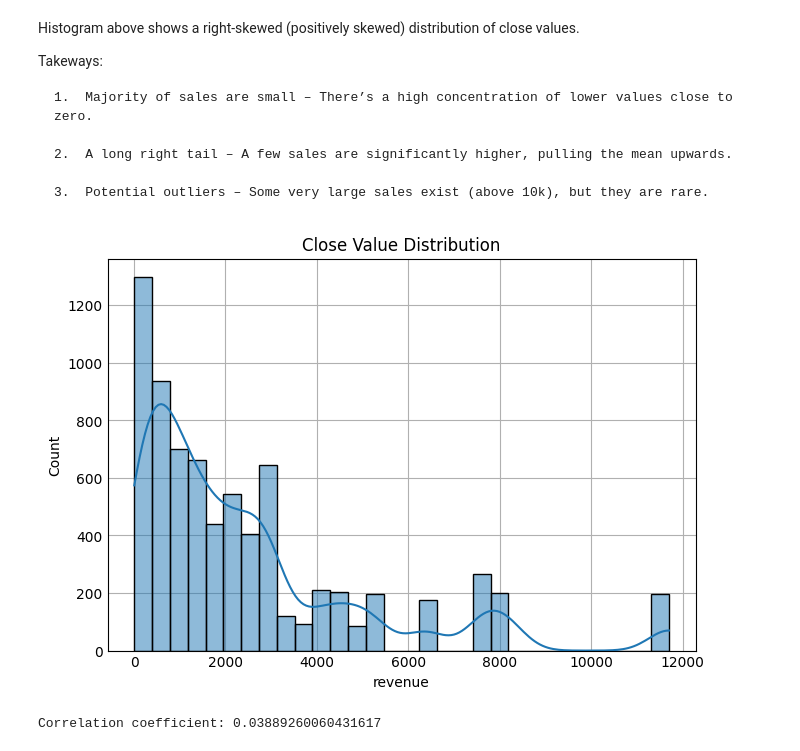
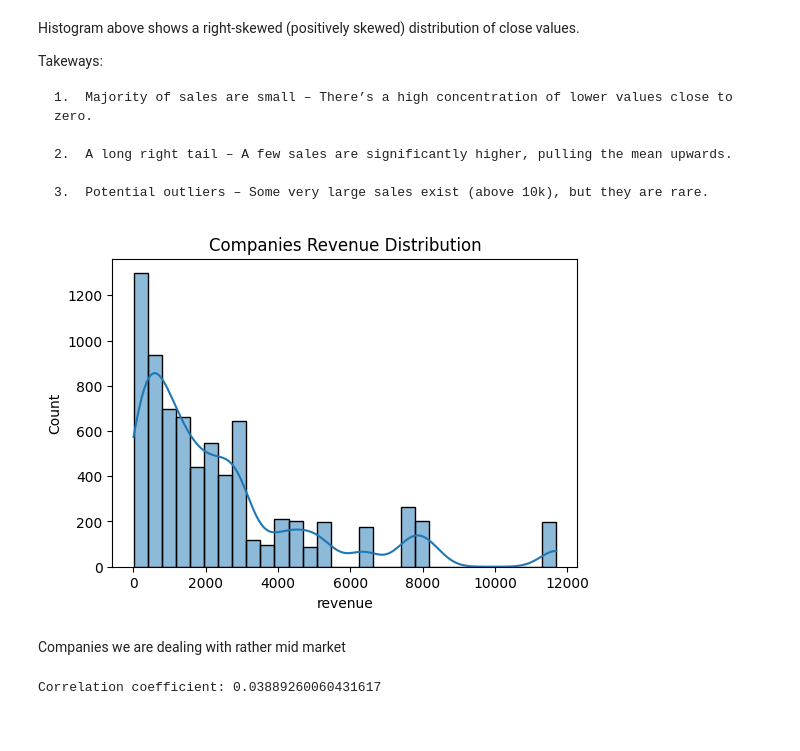
Before and after one commit to Sayocroft/sales-ops-auto, a Jupyter notebook: pipeline_accounts_merge.ipynb, the cells around one changed output. Drawn from its saved outputs; the diff is of its cells as text; code cells hidden in the pictures.

```diff
--- a/pipeline_accounts_merge.ipynb
+++ b/pipeline_accounts_merge.ipynb
@@ -191,0 +197,2 @@ display(zero_close_value)
+# %%
+merged_tables = merged_tables.dropna(subset=['account']).reset_index(drop=True)
@@ -238,12 +307,14 @@ Takeways:
 # %%
 #Helps to see if sales are normally distributed or skewed
 
 plt.figure(figsize=(6,4))
 sns.histplot(merged_tables['revenue'], bins=30, kde=True)
-plt.title('Close Value Distribution')
+plt.title('Companies Revenue Distribution')
 plt.show()
 # %% [output]
-[figure, old version]
+[figure, new version]
+# %% [markdown]
+Companies we are dealing with rather mid market
 # %%
 correlation = merged_tables['revenue'].corr(merged_tables['close_value'])
 print(f"Correlation coefficient: {correlation}")
```
Also changed, not shown: parts of 33 cells of this notebook, 2 other files.
